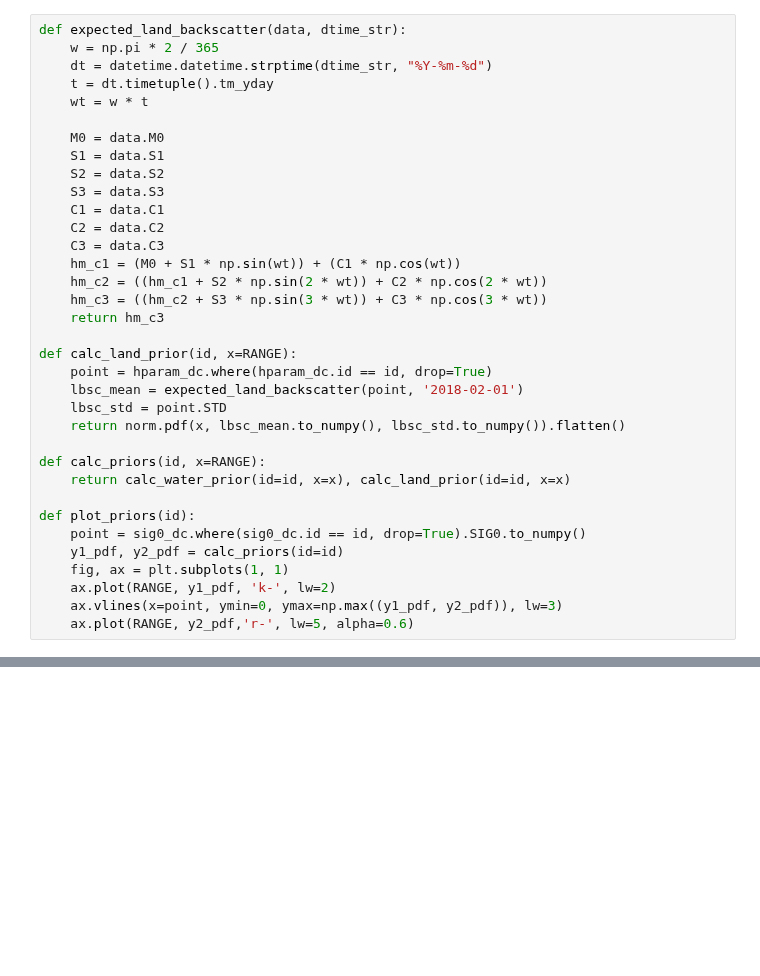
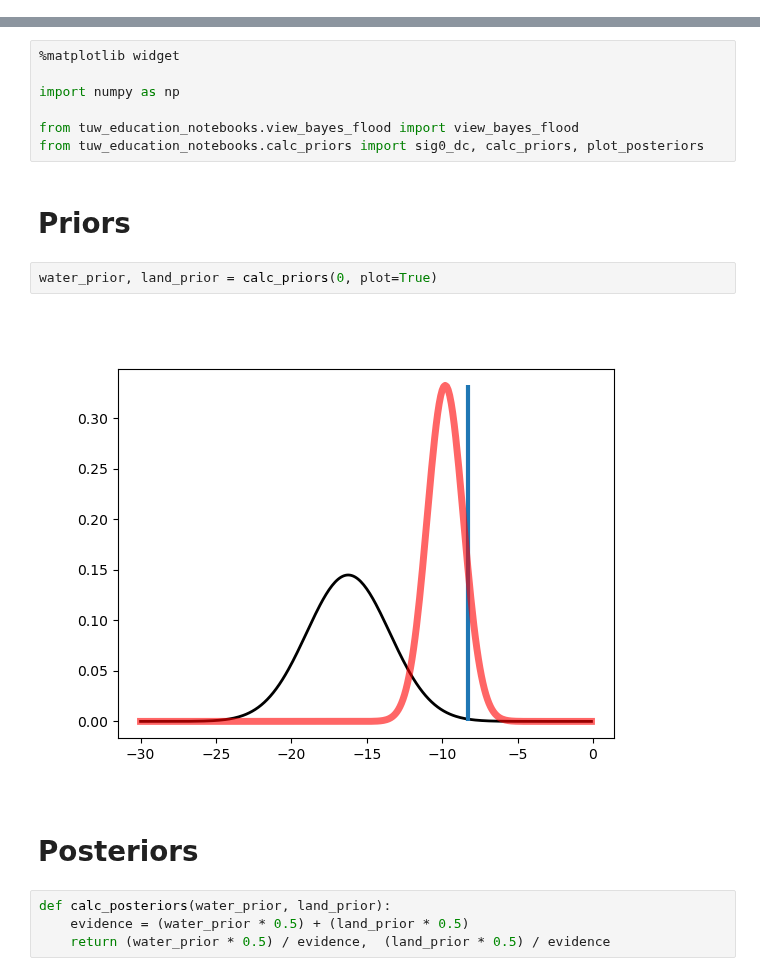
Before and after one commit to TUW-GEO/tuw_education_notebooks, a Jupyter notebook: 01_notebook_as_an_app.ipynb, the cells around one changed output, grey strips where cells are left out. Cells and saved outputs as stored; diff of their text form; blank space fills up the shorter version.

Commit message:
package notebook

```diff
--- a/01_notebook_as_an_app.ipynb
+++ b/01_notebook_as_an_app.ipynb
@@ -26,35 +0,0 @@ def calc_water_prior(id, x=RANGE):
-# %%
-def expected_land_backscatter(data, dtime_str):
-    w = np.pi * 2 / 365
-    dt = datetime.datetime.strptime(dtime_str, "%Y-%m-%d")
-    t = dt.timetuple().tm_yday
-    wt = w * t
-
-    M0 = data.M0
-    S1 = data.S1
-    S2 = data.S2
-    S3 = data.S3
-    C1 = data.C1
-    C2 = data.C2
-    C3 = data.C3
-    hm_c1 = (M0 + S1 * np.sin(wt)) + (C1 * np.cos(wt))
-    hm_c2 = ((hm_c1 + S2 * np.sin(2 * wt)) + C2 * np.cos(2 * wt))
-    hm_c3 = ((hm_c2 + S3 * np.sin(3 * wt)) + C3 * np.cos(3 * wt))
-    return hm_c3
-
-def calc_land_prior(id, x=RANGE):
-    point = hparam_dc.where(hparam_dc.id == id, drop=True)
-    lbsc_mean = expected_land_backscatter(point, '2018-02-01')
-    lbsc_std = point.STD
-    return norm.pdf(x, lbsc_mean.to_numpy(), lbsc_std.to_numpy()).flatten()
-
-def calc_priors(id, x=RANGE):
-    return calc_water_prior(id=id, x=x), calc_land_prior(id=id, x=x)
-
-def plot_priors(id):
-    point = sig0_dc.where(sig0_dc.id == id, drop=True).SIG0.to_numpy()
-    y1_pdf, y2_pdf = calc_priors(id=id)
-    fig, ax = plt.subplots(1, 1)
-    ax.plot(RANGE, y1_pdf, 'k-', lw=2)
-    ax.vlines(x=point, ymin=0, ymax=np.max((y1_pdf, y2_pdf)), lw=3)
-    ax.plot(RANGE, y2_pdf,'r-', lw=5, alpha=0.6)
@@ -148,0 +1,19 @@ m.show()
+# %%
+%matplotlib widget
+
+import numpy as np
+
+from tuw_education_notebooks.view_bayes_flood import view_bayes_flood
+from tuw_education_notebooks.calc_priors import sig0_dc, calc_priors, plot_posteriors
+# %% [markdown]
+# Priors
+# %%
+water_prior, land_prior = calc_priors(0, plot=True)
+# %% [output]
+[figure, added]
+# %% [markdown]
+# Posteriors
+# %%
+def calc_posteriors(water_prior, land_prior):
+    evidence = (water_prior * 0.5) + (land_prior * 0.5)
+    return (water_prior * 0.5) / evidence,  (land_prior * 0.5) / evidence
```
Also changed, not shown: parts of 12 cells of this notebook, 8 other files.
